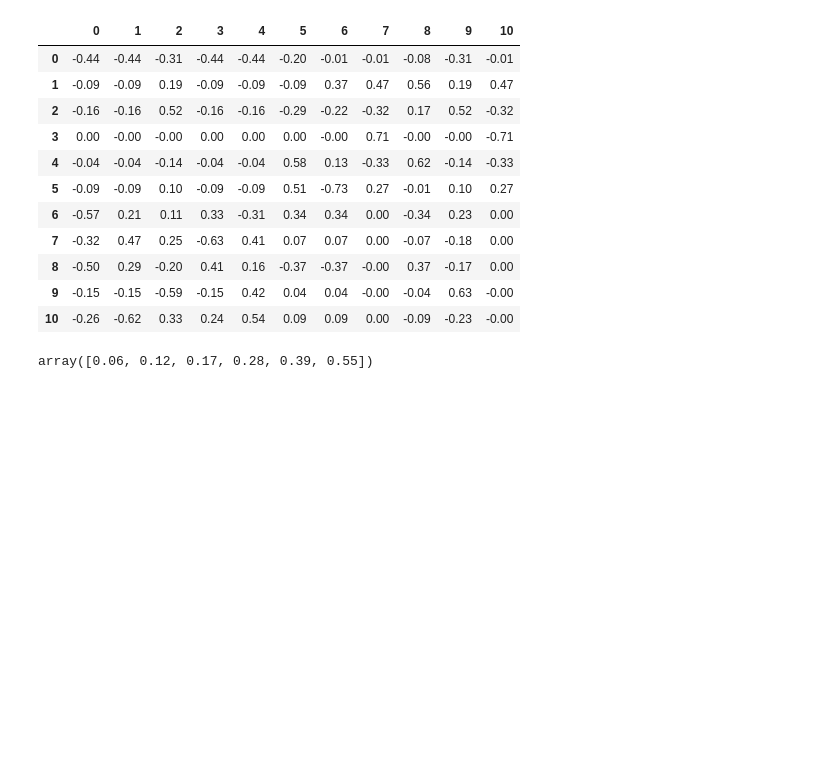
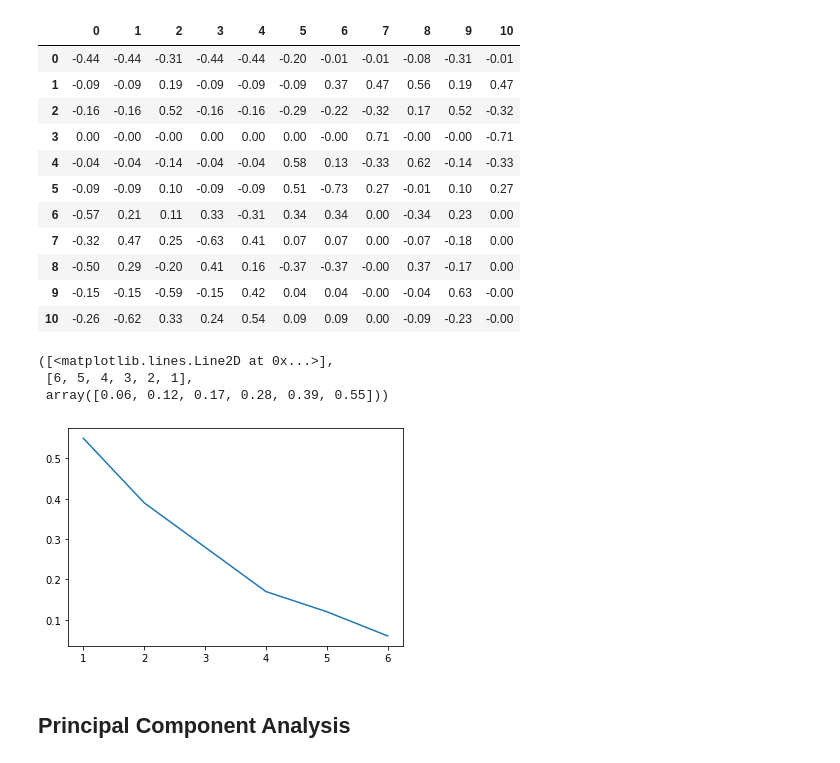
Before and after one commit to alextanhongpin/natural-language-processing-in-action, a Jupyter notebook: 04_semantic_analysis/main.ipynb, the cells around one changed output. Saved outputs shown, nothing was run; the diff lists cells and outputs as text; code cells hidden in the pictures; blank space fills up the shorter version.

Commit message:
chore: update semantic analysis

```diff
--- a/04_semantic_analysis/main.ipynb
+++ b/04_semantic_analysis/main.ipynb
@@ -228,6 +233,15 @@ for numdim in range(len(s), 0, -1):
     S[numdim-1, numdim-1] = 0
     reconstructed_tdm = U.dot(S).dot(Vt)
     err.append(np.sqrt(((reconstructed_tdm - tdm).values.flatten() ** 2).sum() / np.product(tdm.shape)))
-np.array(err).round(2)
+
+X = list(range(len(s), 0, -1))
+y = np.array(err).round(2)
-# %% [output]
-array([0.06, 0.12, 0.17, 0.28, 0.39, 0.55])
+# %%
+plt.plot(X, y)
+# %% [output]
+([<matplotlib.lines.Line2D at 0x...>],
+ [6, 5, 4, 3, 2, 1],
+ array([0.06, 0.12, 0.17, 0.28, 0.39, 0.55]))
+[figure, added]
+# %% [markdown]
+## Principal Component Analysis
```
Also changed, not shown: parts of 16 cells of this notebook.
